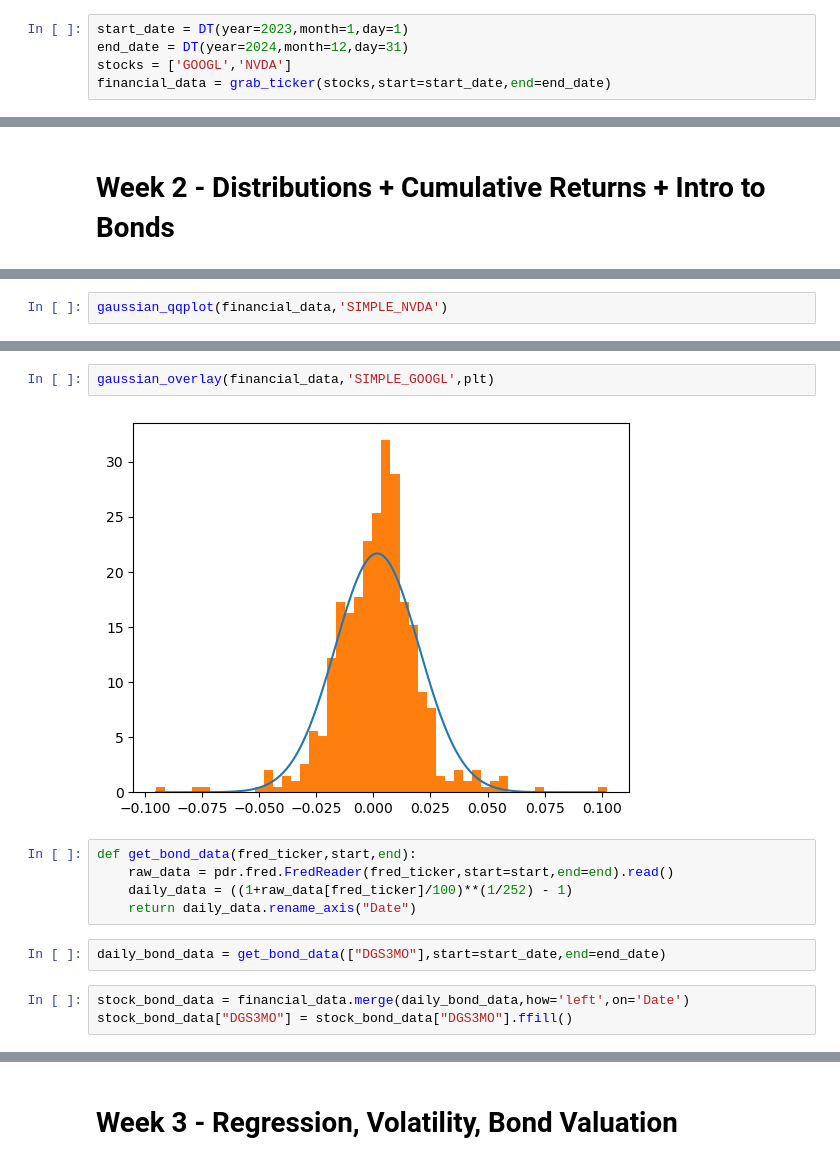
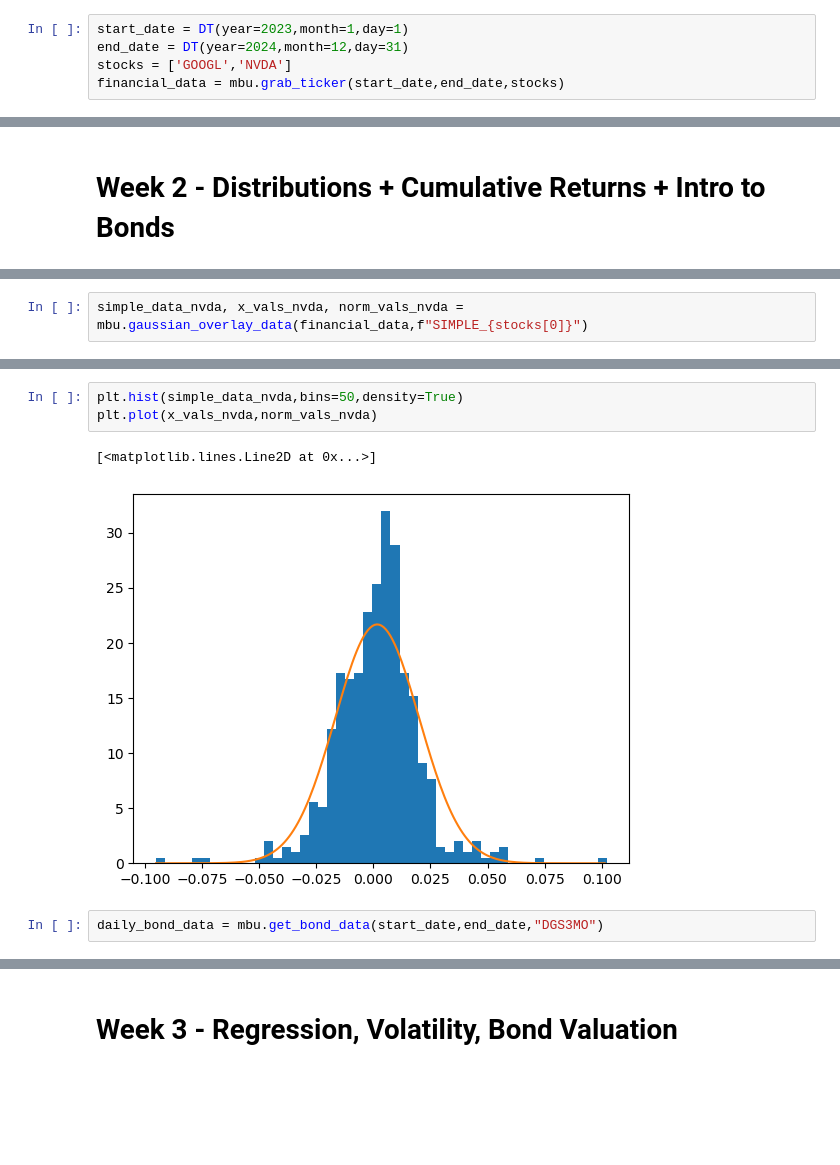
Before and after one commit to Acouvertier/phase_0_quant_foundations, a Jupyter notebook: phase_1_project_polished.ipynb, the cells around one changed output, grey strips where cells are left out. Saved outputs shown, nothing was run; the diff lists cells and outputs as text; blank space fills up the shorter version.

```diff
--- a/phase_1_project_polished.ipynb
+++ b/phase_1_project_polished.ipynb
@@ -42,7 +8,7 @@ def single_year_data(df, year):
 start_date = DT(year=2023,month=1,day=1)
 end_date = DT(year=2024,month=12,day=31)
 stocks = ['GOOGL','NVDA']
-financial_data = grab_ticker(stocks,start=start_date,end=end_date)
+financial_data = mbu.grab_ticker(start_date,end_date,stocks)
 # %% [output]
 [*********************100%***********************]  2 of 2 completed
 # %%
@@ -179,2 +26,2 @@ def gaussian_qqplot(df,column_name):
 # %%
-gaussian_qqplot(financial_data,'SIMPLE_NVDA')
+simple_data_nvda, x_vals_nvda, norm_vals_nvda = mbu.gaussian_overlay_data(financial_data,f"SIMPLE_{stocks[0]}")
@@ -183,14 +28,8 @@ gaussian_qqplot(financial_data,'SIMPLE_NVDA')
 # %%
-gaussian_overlay(financial_data,'SIMPLE_GOOGL',plt)
+plt.hist(simple_data_nvda,bins=50,density=True)
+plt.plot(x_vals_nvda,norm_vals_nvda)
 # %% [output]
+[<matplotlib.lines.Line2D at 0x...>]
-[figure, old version]
+[figure, new version]
-# %%
-def get_bond_data(fred_ticker,start,end):
-    raw_data = pdr.fred.FredReader(fred_ticker,start=start,end=end).read()
-    daily_data = ((1+raw_data[fred_ticker]/100)**(1/252) - 1)
-    return daily_data.rename_axis("Date")
 # %%
-daily_bond_data = get_bond_data(["DGS3MO"],start=start_date,end=end_date)
+daily_bond_data = mbu.get_bond_data(start_date,end_date,"DGS3MO")
-# %%
-stock_bond_data = financial_data.merge(daily_bond_data,how='left',on='Date')
-stock_bond_data["DGS3MO"] = stock_bond_data["DGS3MO"].ffill()
```
Also changed, not shown: parts of 21 cells of this notebook, 1 other file.
